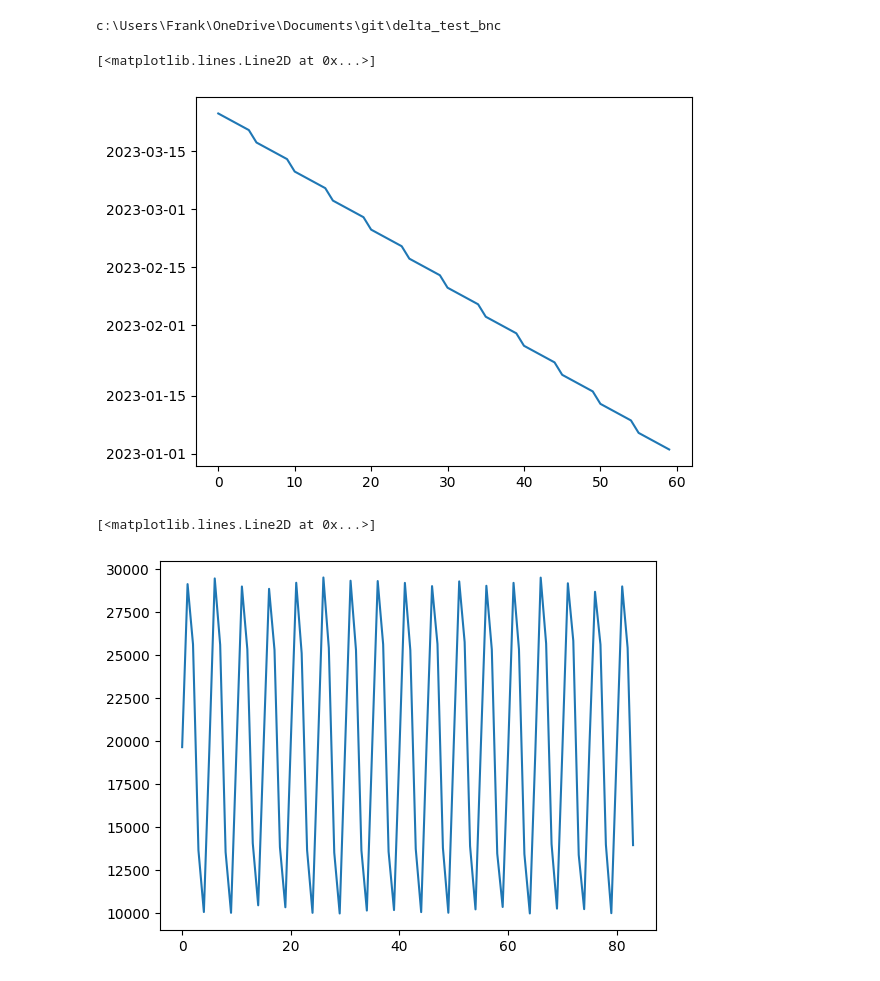
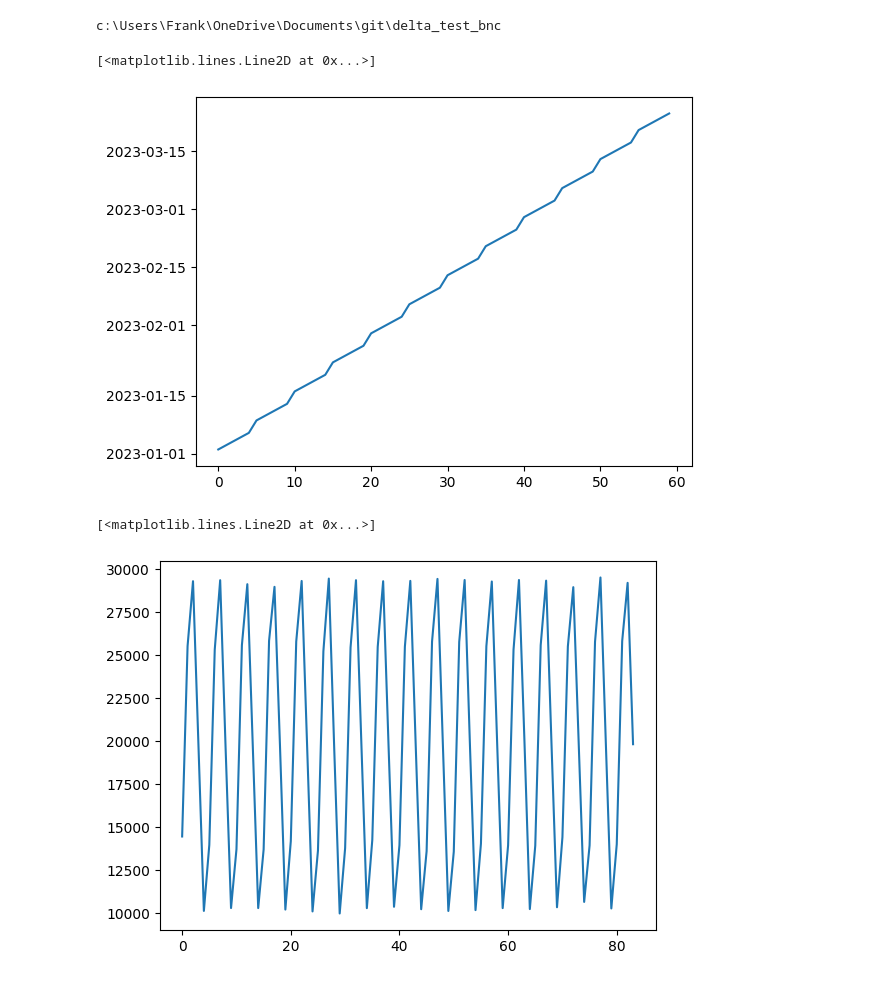
Before and after one commit to c-Stats/delta_test_bnc, a Jupyter notebook: notebooks/dev_notebook.ipynb, the cells around one changed output. Saved outputs shown, nothing was run; the diff lists cells and outputs as text; code cells hidden in the pictures.

```diff
--- a/notebooks/dev_notebook.ipynb
+++ b/notebooks/dev_notebook.ipynb
@@ -20,10 +20,10 @@ base = datetime.date.today()
 dates = [base - datetime.timedelta(days = n) for n in range(ndays)]
 dates = np.array([x for x in dates if x.weekday() not in [5,6]])
 # %%
-plt.plot(dates)
+plt.plot(np.flip(dates))
 # %% [output]
 [<matplotlib.lines.Line2D at 0x...>]
-[figure, old version]
+[figure, new version]
 # %%
 #Dummy volume
 vol = 10000
@@ -33,10 +33,10 @@ sdev = int(vol/50)
 nrows = nrows + np.array([int(np.random.normal(0, sdev)) for n in range(ndays)])
 nrows = vol + nrows - min(nrows)
 # %%
-plt.plot(nrows)
+plt.plot(np.flip(nrows))
 # %% [output]
 [<matplotlib.lines.Line2D at 0x...>]
-[figure, old version]
+[figure, new version]
 # %%
 #Frame
 rows = [[dt, v] for dt,v in zip(dates, nrows)]
```
Also changed, not shown: parts of 9 cells of this notebook, 1 other file.
